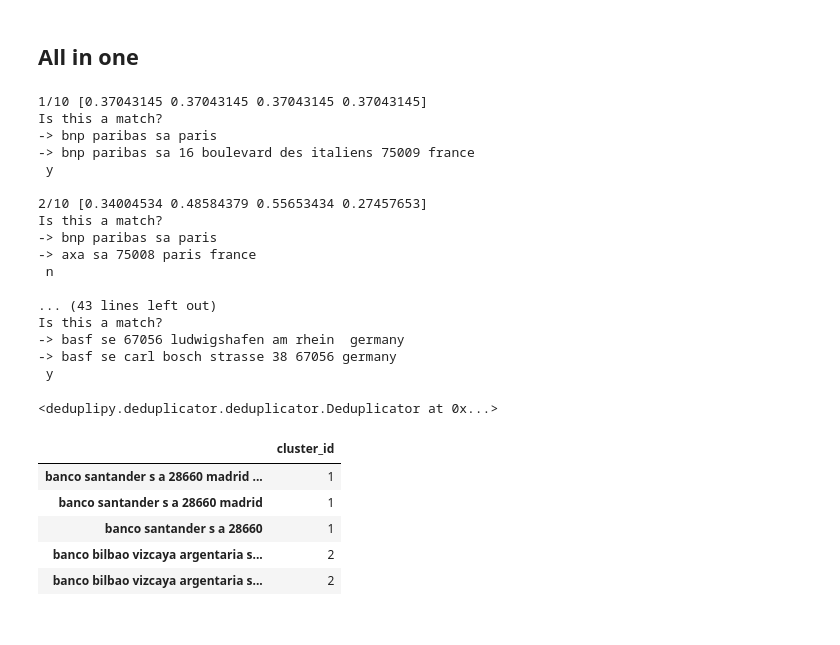
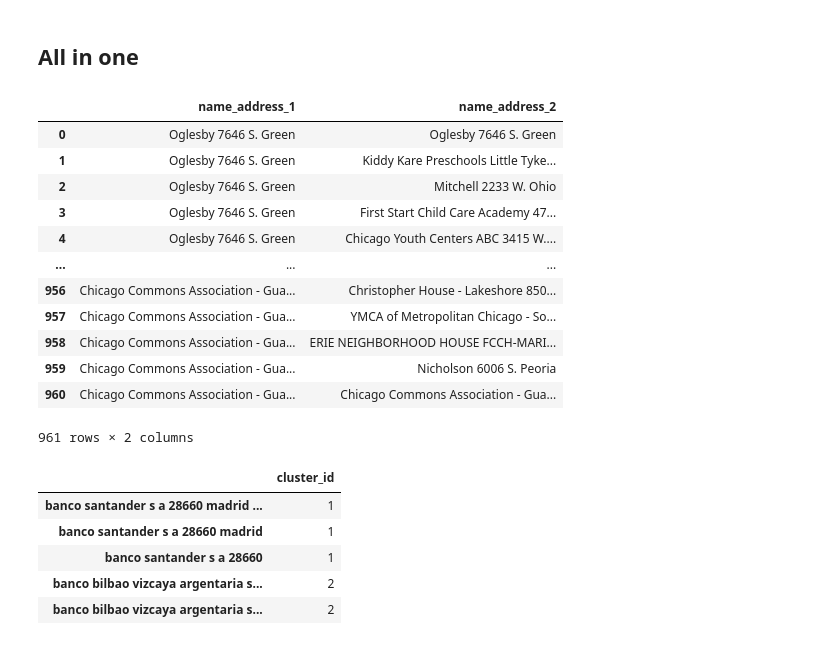
Before and after one commit to fritshermans/deduplipy, a Jupyter notebook: notebooks/active_learning.ipynb, the cells around one changed output. Cells and saved outputs as stored; diff of their text form; code cells hidden in the pictures.

```diff
--- a/notebooks/active_learning.ipynb
+++ b/notebooks/active_learning.ipynb
@@ -157,5 +157,29 @@ df_clusters.head()
 # %% [markdown]
 ## All in one
 # %%
-X_train = load_data(kind='childcare', return_pairs=False)
+df_train = load_data(kind='childcare', return_pairs=False)
+# %%
+n_samples = 1_000
+
+df_sample = df_train.sample(n=int(n_samples**0.5))
+
+col = 'name_address'
+
+sample_combinations = pd.DataFrame(list(product(df_sample[col].values.tolist(), df_sample[col].values.tolist())), columns=[f'{col}_1', f'{col}_2'])
+# %%
+sample_combinations
+# %% [output]
+|  | name_address_1 | name_address_2 |
+| 0 | Oglesby 7646 S. Green | Oglesby 7646 S. Green |
+| 1 | Oglesby 7646 S. Green | Kiddy Kare Preschools Little Tyke... |
+| 2 | Oglesby 7646 S. Green | Mitchell 2233 W. Ohio |
+| 3 | Oglesby 7646 S. Green | First Start Child Care Academy 47... |
+| 4 | Oglesby 7646 S. Green | Chicago Youth Centers ABC 3415 W.... |
+| ... | ... | ... |
+| 956 | Chicago Commons Association - Gua... | Christopher House - Lakeshore 850... |
+| 957 | Chicago Commons Association - Gua... | YMCA of Metropolitan Chicago - So... |
+| 958 | Chicago Commons Association - Gua... | ERIE NEIGHBORHOOD HOUSE FCCH-MARI... |
+| 959 | Chicago Commons Association - Gua... | Nicholson 6006 S. Peoria |
+| 960 | Chicago Commons Association - Gua... | Chicago Commons Association - Gua... |
+961 rows × 2 columns
 # %%
@@ -163,24 +188,5 @@ myDedupliPy = Deduplicator(X_initial, y_initial, 'col', 10)
 # %%
-myDedupliPy.fit(X_pool)
+myDedupliPy.fit(df_train)
-# %% [output]
-1/10 [0.37043145 0.37043145 0.37043145 0.37043145]
-Is this a match?
--> bnp paribas sa paris
--> bnp paribas sa 16 boulevard des italiens 75009 france
- y
-
-2/10 [0.34004534 0.48584379 0.55653434 0.27457653]
-Is this a match?
--> bnp paribas sa paris
--> axa sa 75008 paris france
- n
-
-... (43 lines left out)
-Is this a match?
--> basf se 67056 ludwigshafen am rhein  germany
--> basf se carl bosch strasse 38 67056 germany
- y
-<deduplipy.deduplicator.deduplicator.Deduplicator at 0x...>
 # %%
 res = myDedupliPy.predict(X_pool)
 res.head()
```
Also changed, not shown: parts of 1 cell of this notebook, 4 other files.
